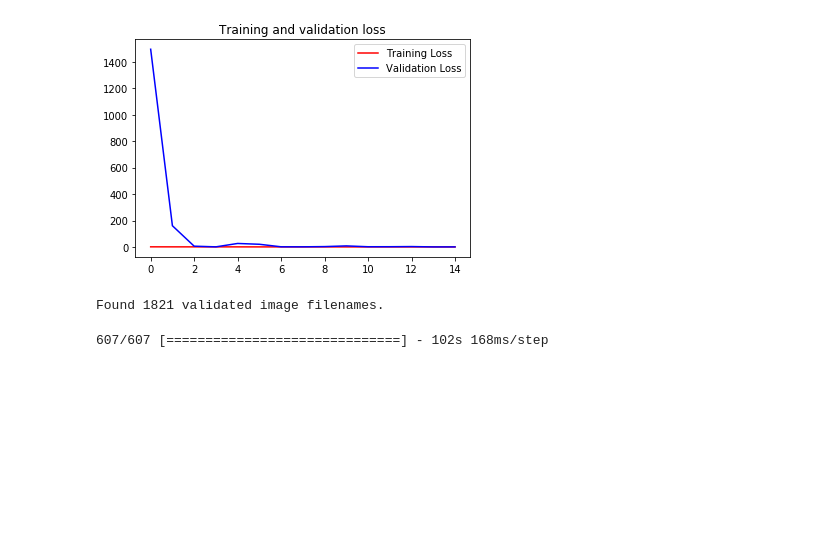
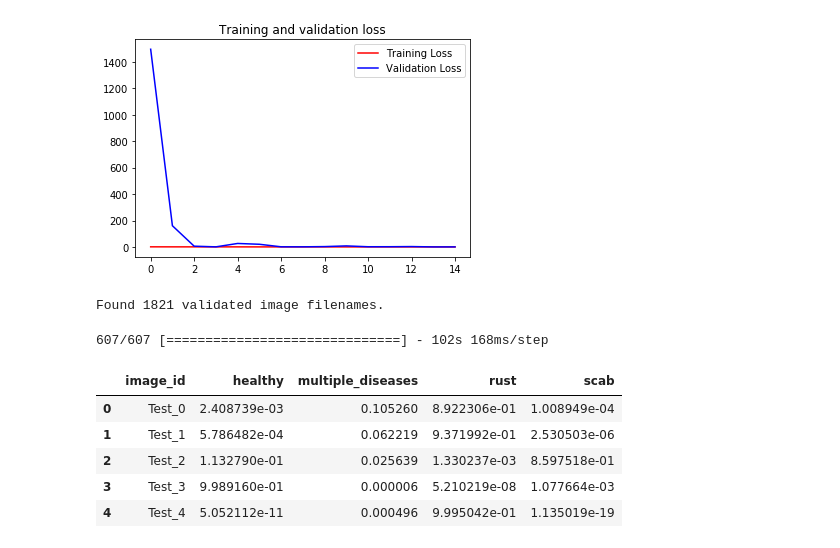
Before and after one commit to buffyhridoy/plant-pathology-2020, a Jupyter notebook: training and testing.ipynb, the cells around one changed output. Cells and saved outputs as stored; diff of their text form; code cells hidden in the pictures; blank space fills up the shorter version.

Commit message:
submission dataframe

```diff
--- a/training and testing.ipynb
+++ b/training and testing.ipynb
@@ -242,3 +242,16 @@ Found 1821 validated image filenames.
 preds = dense_net_transfer_model.predict_generator(test_generator, verbose=1, steps=607)
 # %% [output]
 607/607 [==============================] - 102s 168ms/step
+# %%
+preds_df = pd.DataFrame(preds, columns=["healthy", "multiple_diseases", "rust", "scab"])
+
+submission = pd.concat([test_df.image_id, preds_df], axis=1)
+
+submission.head()
+# %% [output]
+|  | image_id | healthy | multiple_diseases | rust | scab |
+| 0 | Test_0 | 2.408739e-03 | 0.105260 | 8.922306e-01 | 1.008949e-04 |
+| 1 | Test_1 | 5.786482e-04 | 0.062219 | 9.371992e-01 | 2.530503e-06 |
+| 2 | Test_2 | 1.132790e-01 | 0.025639 | 1.330237e-03 | 8.597518e-01 |
+| 3 | Test_3 | 9.989160e-01 | 0.000006 | 5.210219e-08 | 1.077664e-03 |
+| 4 | Test_4 | 5.052112e-11 | 0.000496 | 9.995042e-01 | 1.135019e-19 |
```
